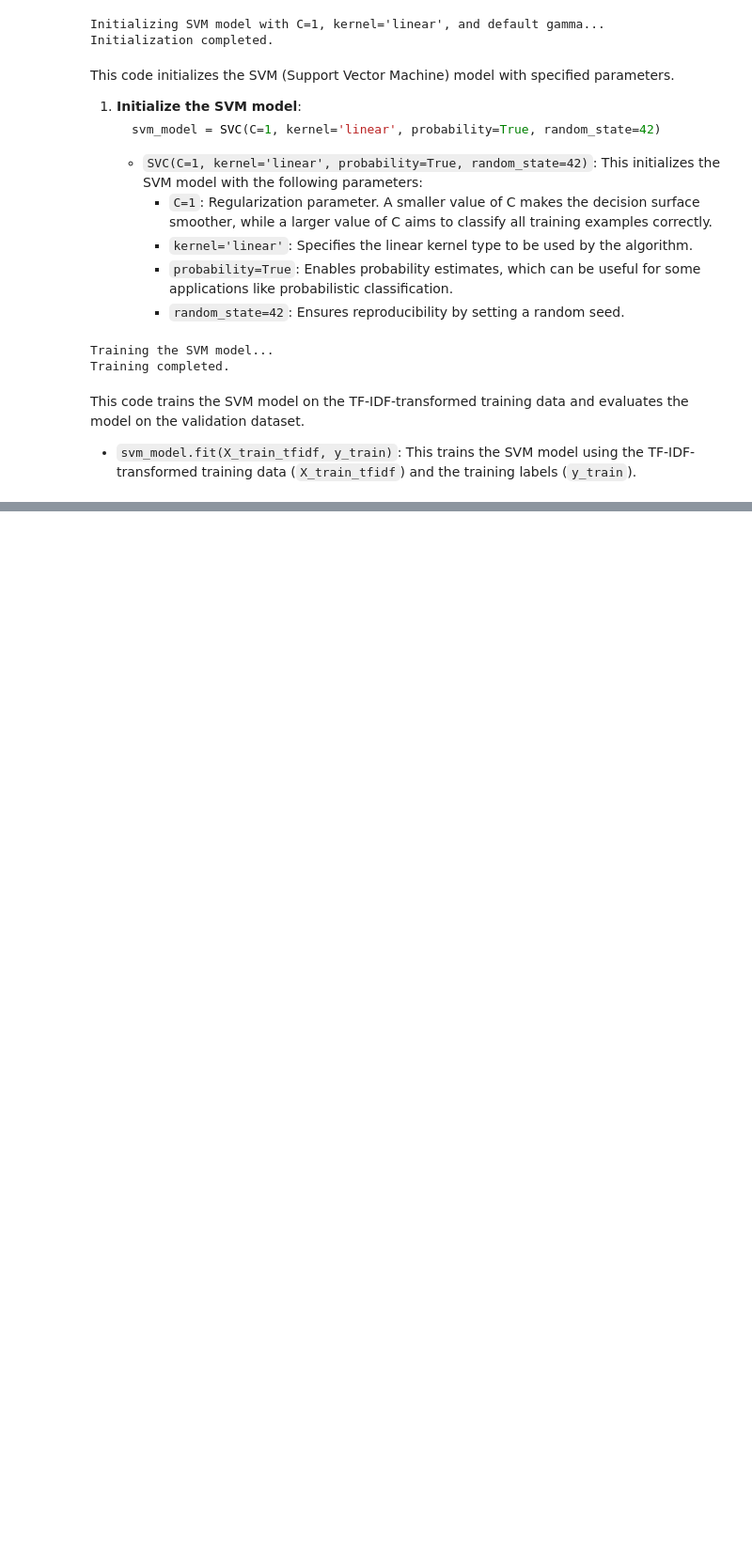
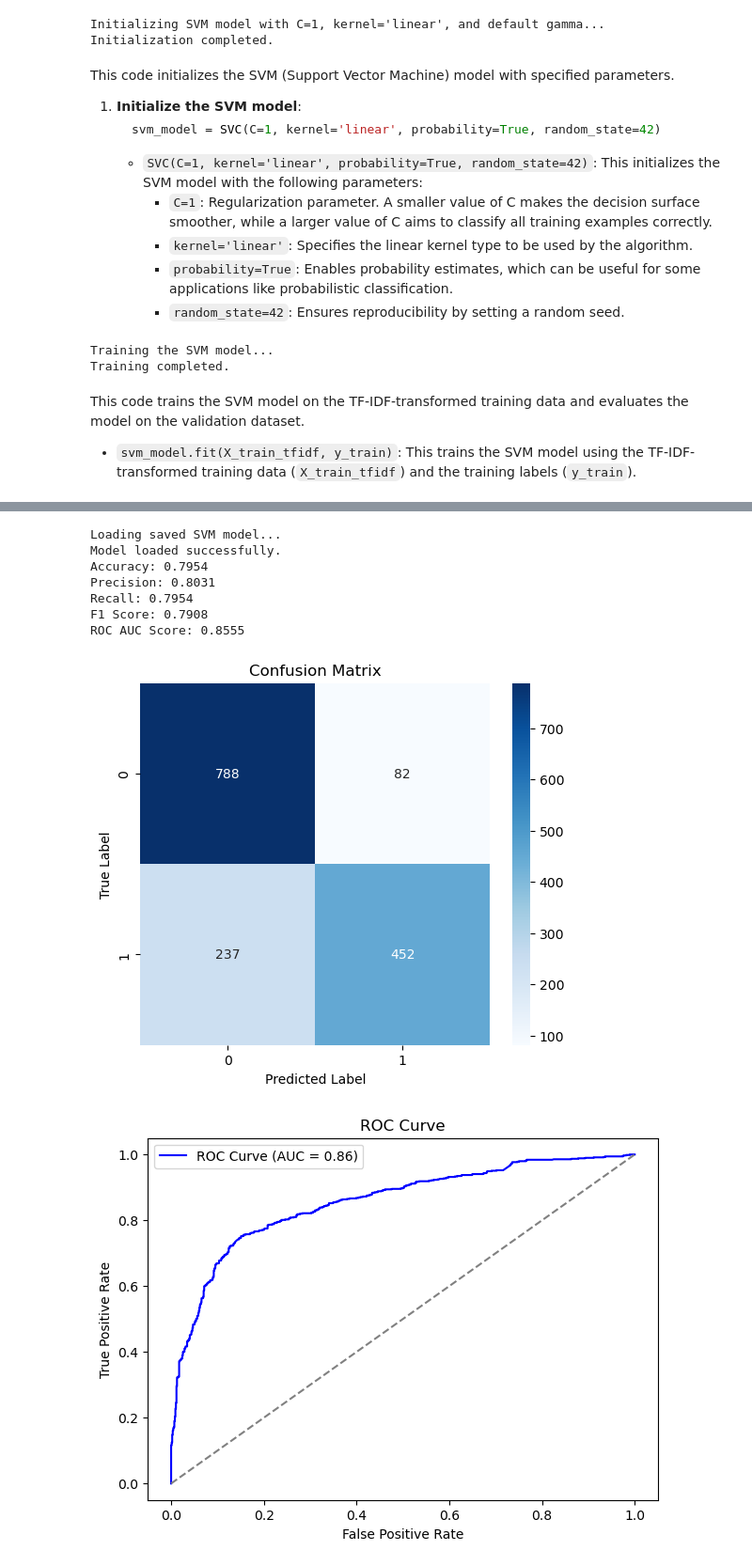
Before and after one commit to Research-Implementation/Advanced-Cyberbullying-Detection-A-Hybrid-ML-NLP-Approach, a Jupyter notebook: Cyberbullying_Project.ipynb, the cells around one changed output, grey strips where cells are left out. Shown at 94% size. Cells and saved outputs as stored; diff of their text form; code cells hidden in the pictures; blank space fills up the shorter version.

```diff
--- a/Cyberbullying_Project.ipynb
+++ b/Cyberbullying_Project.ipynb
@@ -1937,0 +1117,55 @@ test_saved_model("fuck boy", "svm")
+# %%
+from sklearn.metrics import f1_score  # Re-import f1_score to override any accidental redefinitions
+
+# Load the saved model
+print("Loading saved SVM model...")
+svm_model = joblib.load('svm.pkl')  # Ensure you have saved your model as 'svm_model.pkl'
+print("Model loaded successfully.")
+
+# Make predictions on the test set
+svm_y_pred = svm_model.predict(X_test_tfidf)
+svm_y_pred_proba = svm_model.predict_proba(X_test_tfidf)[:, 1]
+
+# Compute evaluation metrics
+svm_accuracy = accuracy_score(y_test, svm_y_pred)
+svm_precision = precision_score(y_test, svm_y_pred, average='weighted')
+svm_recall = recall_score(y_test, svm_y_pred, average='weighted')
+svm_f1 = f1_score(y_test, svm_y_pred, average='weighted')
+svm_roc_auc = roc_auc_score(y_test, svm_y_pred_proba)
+
+# Display evaluation metrics
+print(f"Accuracy: {svm_accuracy:.4f}")
+print(f"Precision: {svm_precision:.4f}")
+print(f"Recall: {svm_recall:.4f}")
+print(f"F1 Score: {svm_f1:.4f}")
+print(f"ROC AUC Score: {svm_roc_auc:.4f}")
+
+# Confusion Matrix
+conf_matrix = confusion_matrix(y_test, svm_y_pred)
+plt.figure(figsize=(6, 5))
+sns.heatmap(conf_matrix, annot=True, fmt='d', cmap='Blues', xticklabels=set(y_test), yticklabels=set(y_test))
+plt.xlabel("Predicted Label")
+plt.ylabel("True Label")
+plt.title("Confusion Matrix")
+plt.show()
+
+# ROC Curve
+fpr, tpr, _ = roc_curve(y_test, svm_y_pred_proba)
+plt.figure(figsize=(7, 5))
+plt.plot(fpr, tpr, color='blue', label=f'ROC Curve (AUC = {svm_roc_auc:.2f})')
+plt.plot([0, 1], [0, 1], color='gray', linestyle='--')
+plt.xlabel("False Positive Rate")
+plt.ylabel("True Positive Rate")
+plt.title("ROC Curve")
+plt.legend()
+plt.show()
+# %% [output]
+Loading saved SVM model...
+Model loaded successfully.
+Accuracy: 0.7954
+Precision: 0.8031
+Recall: 0.7954
+F1 Score: 0.7908
+ROC AUC Score: 0.8555
+[figure, added]
+[figure, added]
```
Also changed, not shown: parts of 68 cells of this notebook, 13 other files.
